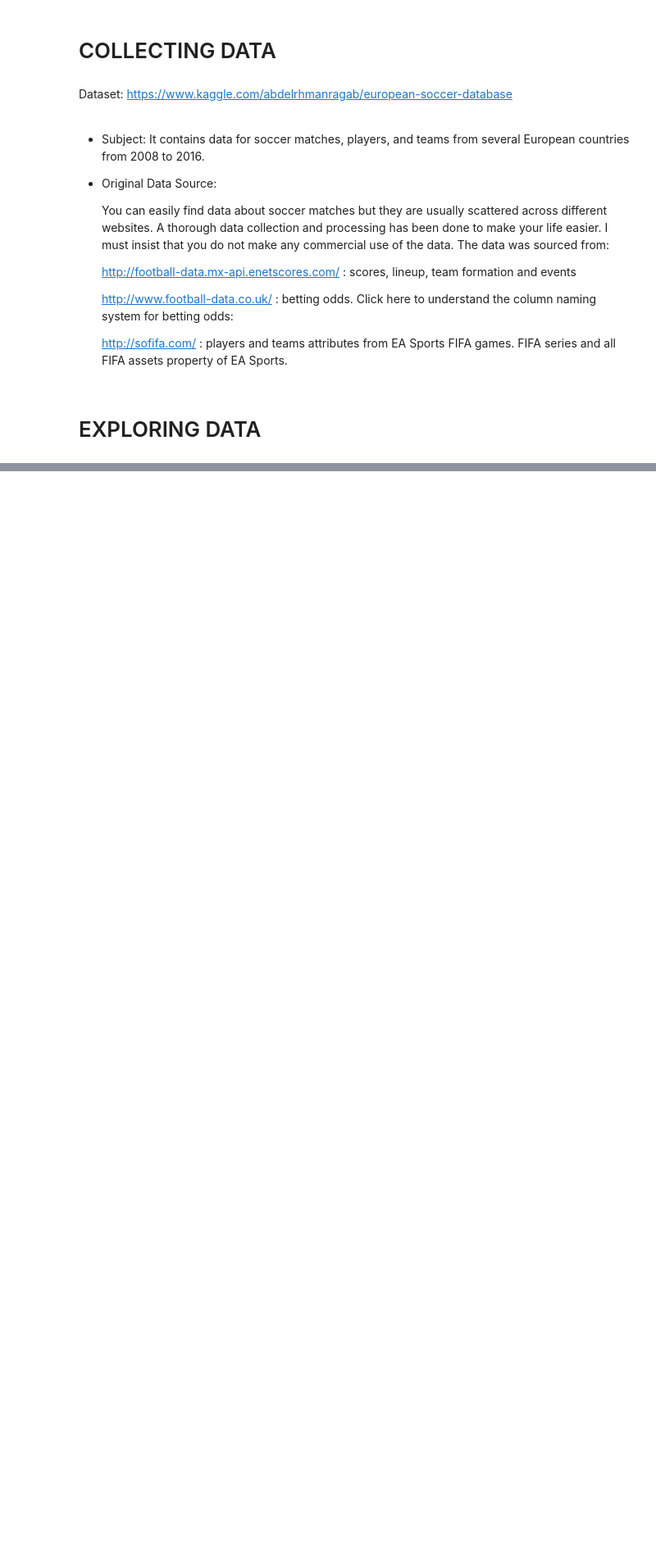
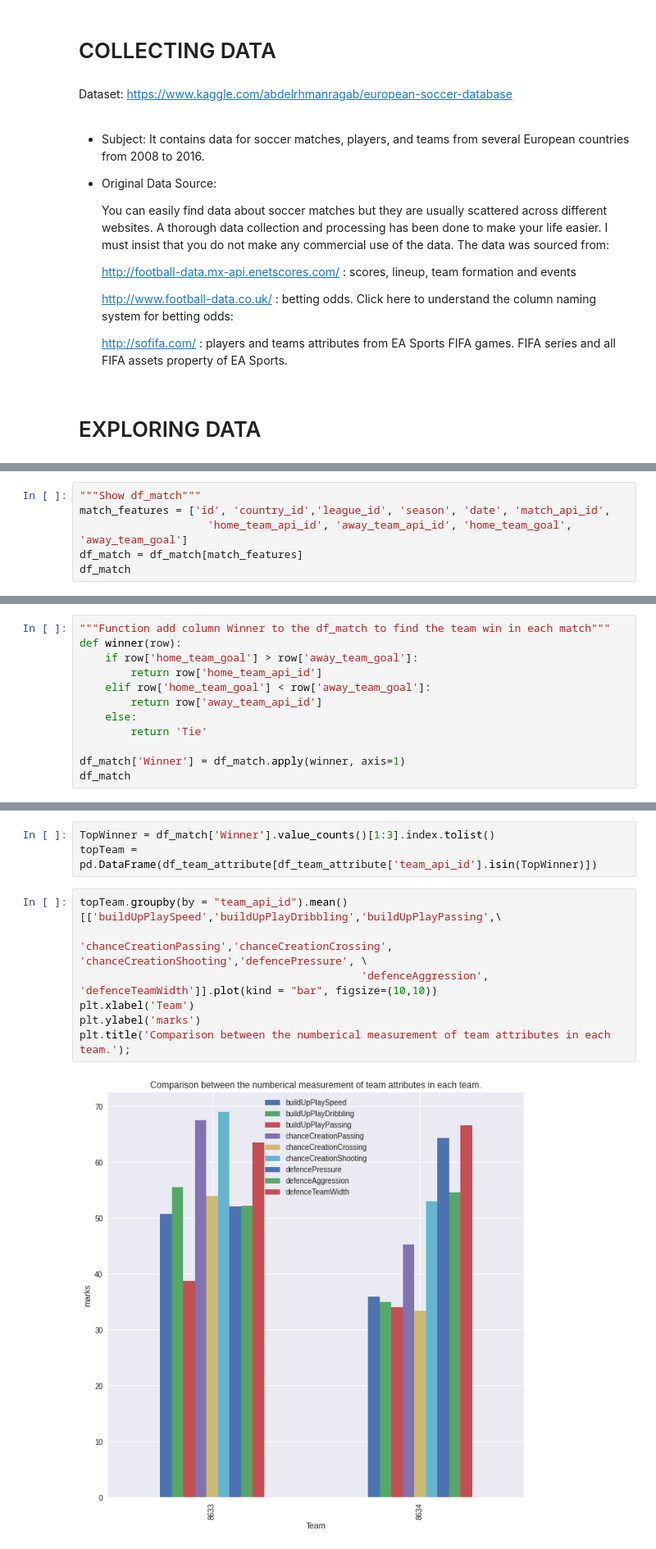
Before and after one commit to hieuhuynhcao/DSProgramming_Final, a Jupyter notebook: analyze.ipynb, the cells around one changed output, grey strips where cells are left out. Shown: that part at 82% size. Saved outputs shown, nothing was run; the diff lists cells and outputs as text; blank space fills up the shorter version.

```diff
--- a/analyze.ipynb
+++ b/analyze.ipynb
@@ -34,0 +820,6 @@ Dataset: https://www.kaggle.com/abdelrhmanragab/european-soccer-database
+# %%
+"""Show df_match"""
+match_features = ['id', 'country_id','league_id', 'season', 'date', 'match_api_id',
+                    'home_team_api_id', 'away_team_api_id', 'home_team_goal', 'away_team_goal']
+df_match = df_match[match_features]
+df_match
@@ -34,0 +840,12 @@ Dataset: https://www.kaggle.com/abdelrhmanragab/european-soccer-database
+# %%
+"""Function add column Winner to the df_match to find the team win in each match"""
+def winner(row):
+    if row['home_team_goal'] > row['away_team_goal']:
+        return row['home_team_api_id']
+    elif row['home_team_goal'] < row['away_team_goal']:
+        return row['away_team_api_id']
+    else:
+        return 'Tie'
+
+df_match['Winner'] = df_match.apply(winner, axis=1)
+df_match
@@ -34,0 +1024,12 @@ Dataset: https://www.kaggle.com/abdelrhmanragab/european-soccer-database
+# %%
+TopWinner = df_match['Winner'].value_counts()[1:3].index.tolist()
+topTeam = pd.DataFrame(df_team_attribute[df_team_attribute['team_api_id'].isin(TopWinner)])
+# %%
+topTeam.groupby(by = "team_api_id").mean()[['buildUpPlaySpeed','buildUpPlayDribbling','buildUpPlayPassing',\
+                                            'chanceCreationPassing','chanceCreationCrossing', 'chanceCreationShooting','defencePressure', \
+                                            'defenceAggression', 'defenceTeamWidth']].plot(kind = "bar", figsize=(10,10))
+plt.xlabel('Team')
+plt.ylabel('marks')
+plt.title('Comparison between the numberical measurement of team attributes in each team.');
+# %% [output]
+[figure, added]
```
Also changed, not shown: parts of 134 cells of this notebook.
